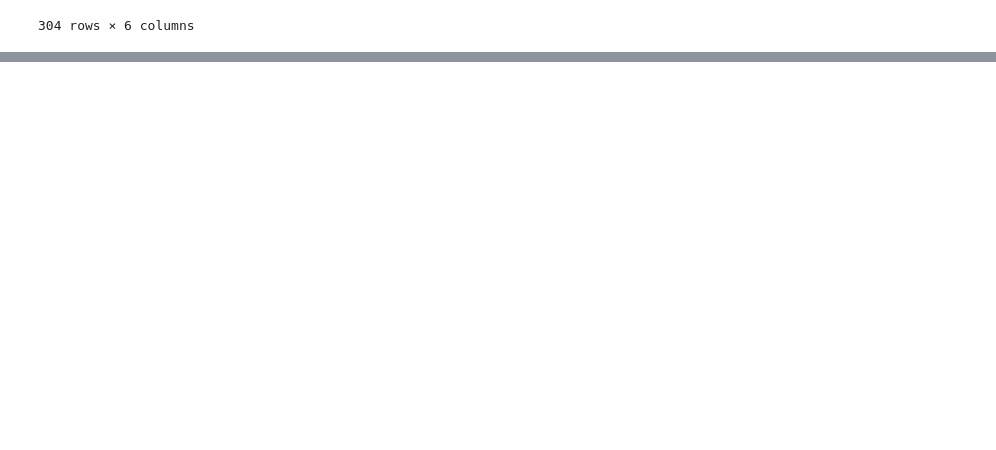
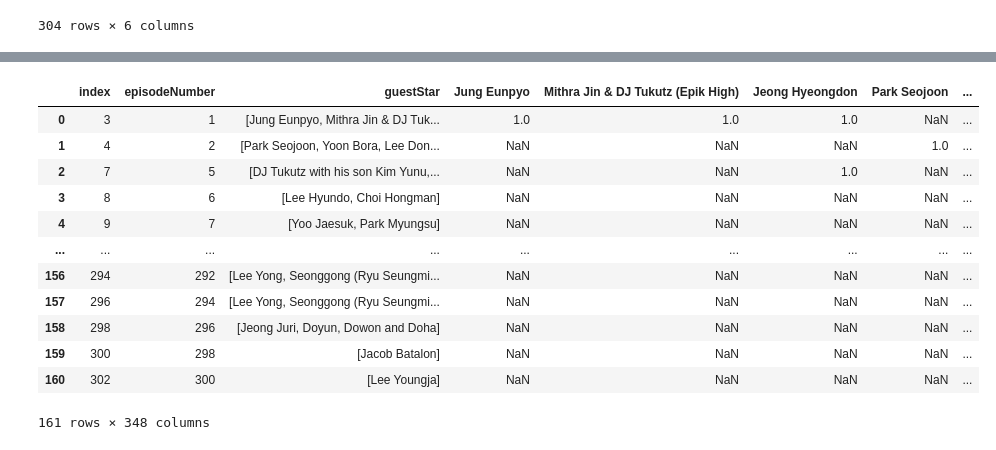
Before and after one commit to richdayandnight/the-return-of-superman, a Jupyter notebook: Scraping The Return of Superman Data.ipynb, the cells around one changed output, grey strips where cells are left out. Cells and saved outputs as stored; diff of their text form; code cells hidden in the pictures; blank space fills up the shorter version.

```diff
--- a/Scraping The Return of Superman Data.ipynb
+++ b/Scraping The Return of Superman Data.ipynb
@@ -858,0 +1157,30 @@ pd.merge(Episodes_df, df_new_episode, left_on=['episodeNumber', 'season'], right
+# %%
+guest_df = pd.DataFrame({'episodeNumber':finalEpisodes_df['episodeNumber'],
+                         'guestStar' : finalEpisodes_df[finalEpisodes_df.guestStar.notnull()].guestStar})
+
+nameOfGuests = []
+guest_df = guest_df.dropna()
+guest_df = guest_df.reset_index()
+ctr = 0
+for item in guest_df.guestStar:
+    for item2 in item:
+        guest_df.at[ctr, item2] = 1
+        nameOfGuests.append(item2)
+        #print(guest_df)
+    ctr = ctr + 1
+# %%
+guest_df
+# %% [output]
+|  | index | episodeNumber | guestStar | Jung Eunpyo | Mithra Jin & DJ Tukutz (Epik High) | Jeong Hyeongdon | Park Seojoon | ... |
+| 0 | 3 | 1 | [Jung Eunpyo, Mithra Jin & DJ Tuk... | 1.0 | 1.0 | 1.0 | NaN | ... |
+| 1 | 4 | 2 | [Park Seojoon, Yoon Bora, Lee Don... | NaN | NaN | NaN | 1.0 | ... |
+| 2 | 7 | 5 | [DJ Tukutz with his son Kim Yunu,... | NaN | NaN | 1.0 | NaN | ... |
+| 3 | 8 | 6 | [Lee Hyundo, Choi Hongman] | NaN | NaN | NaN | NaN | ... |
+| 4 | 9 | 7 | [Yoo Jaesuk, Park Myungsu] | NaN | NaN | NaN | NaN | ... |
+| ... | ... | ... | ... | ... | ... | ... | ... | ... |
+| 156 | 294 | 292 | [Lee Yong, Seonggong (Ryu Seungmi... | NaN | NaN | NaN | NaN | ... |
+| 157 | 296 | 294 | [Lee Yong, Seonggong (Ryu Seungmi... | NaN | NaN | NaN | NaN | ... |
+| 158 | 298 | 296 | [Jeong Juri, Doyun, Dowon and Doha] | NaN | NaN | NaN | NaN | ... |
+| 159 | 300 | 298 | [Jacob Batalon] | NaN | NaN | NaN | NaN | ... |
+| 160 | 302 | 300 | [Lee Youngja] | NaN | NaN | NaN | NaN | ... |
+161 rows × 348 columns
```
Also changed, not shown: parts of 39 cells of this notebook.
